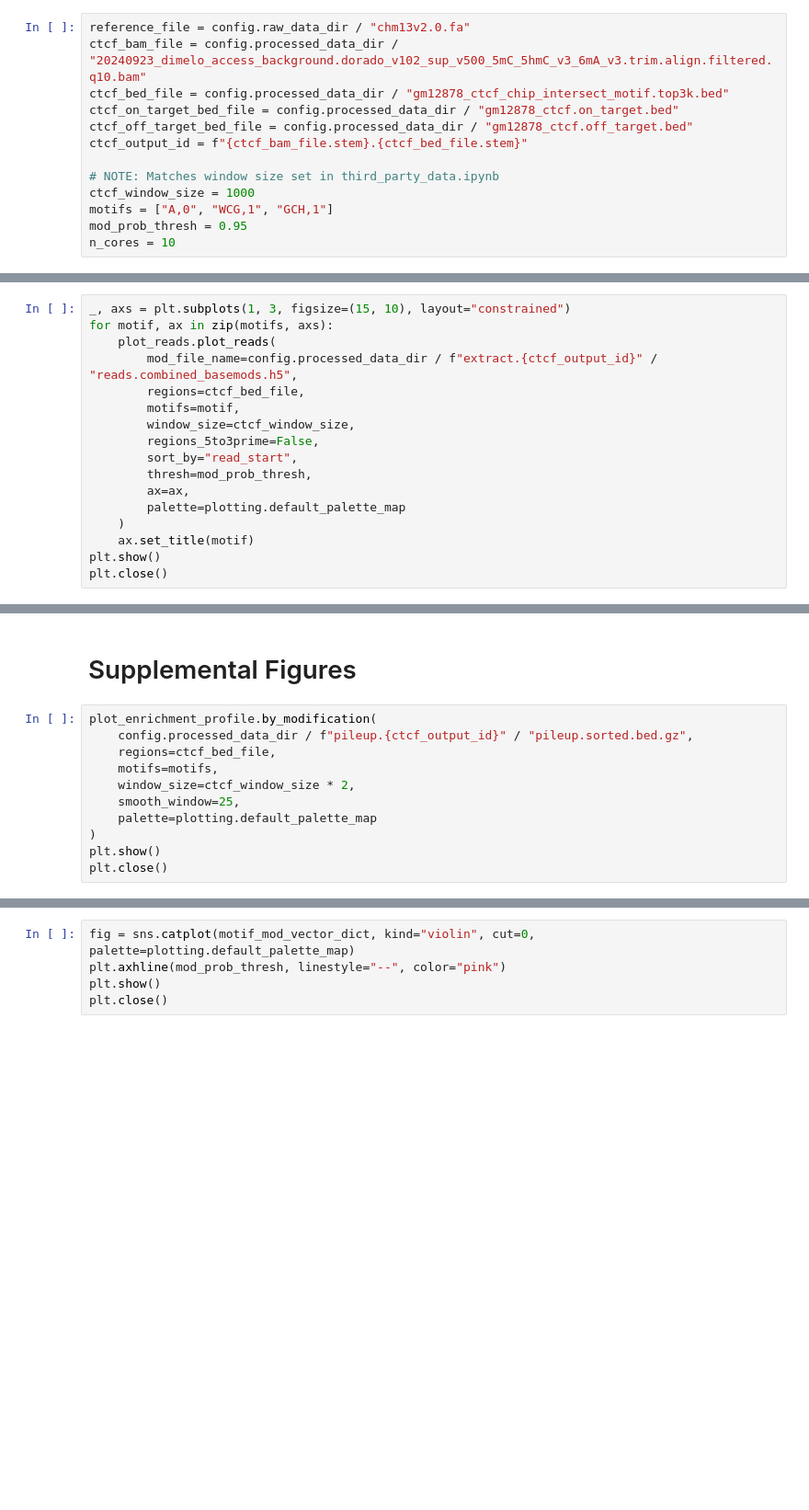
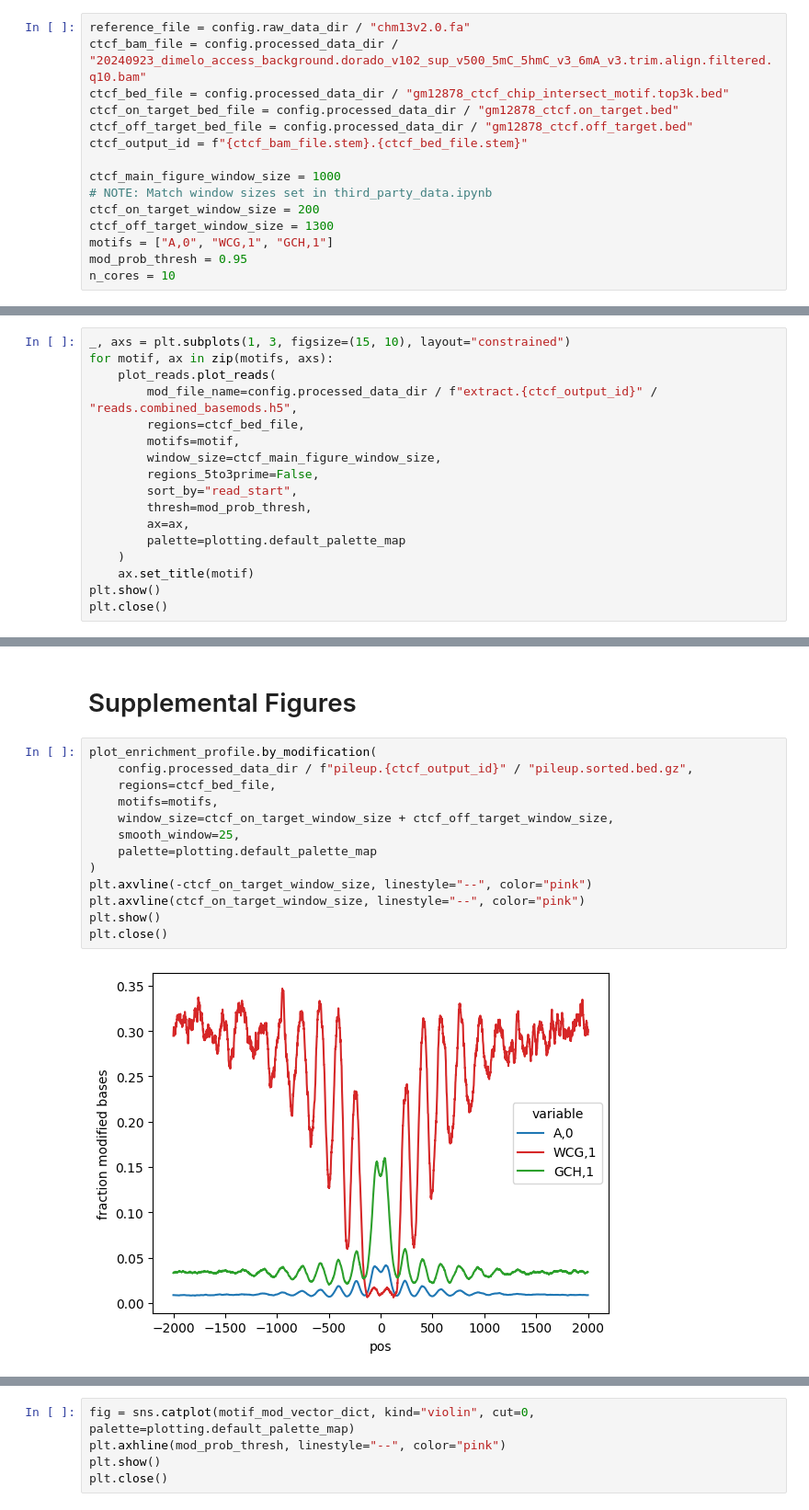
Before and after one commit to streetslab/multimodal-dimelo, a Jupyter notebook: CTCF_analysis.ipynb, the cells around one changed output, grey strips where cells are left out. Shown at 92% size. Cells and saved outputs as stored; diff of their text form; blank space fills up the shorter version.

Commit message:
Improved CTCF on/off target sizes

```diff
--- a/CTCF_analysis.ipynb
+++ b/CTCF_analysis.ipynb
@@ -14,8 +14,10 @@ ctcf_on_target_bed_file = config.processed_data_dir / "gm12878_ctcf.on_target.be
 ctcf_off_target_bed_file = config.processed_data_dir / "gm12878_ctcf.off_target.bed"
 ctcf_output_id = f"{ctcf_bam_file.stem}.{ctcf_bed_file.stem}"
 
-# NOTE: Matches window size set in third_party_data.ipynb
-ctcf_window_size = 1000
+ctcf_main_figure_window_size = 1000
+# NOTE: Match window sizes set in third_party_data.ipynb
+ctcf_on_target_window_size = 200
+ctcf_off_target_window_size = 1300
 motifs = ["A,0", "WCG,1", "GCH,1"]
 mod_prob_thresh = 0.95
 n_cores = 10
@@ -67,7 +69,7 @@ for motif, ax in zip(motifs, axs):
         mod_file_name=config.processed_data_dir / f"extract.{ctcf_output_id}" / "reads.combined_basemods.h5",
         regions=ctcf_bed_file,
         motifs=motif,
-        window_size=ctcf_window_size,
+        window_size=ctcf_main_figure_window_size,
         regions_5to3prime=False,
         sort_by="read_start",
         thresh=mod_prob_thresh,
@@ -84,14 +86,18 @@ plt.close()
 # %%
 plot_enrichment_profile.by_modification(
     config.processed_data_dir / f"pileup.{ctcf_output_id}" / "pileup.sorted.bed.gz",
     regions=ctcf_bed_file,
     motifs=motifs,
-    window_size=ctcf_window_size * 2,
+    window_size=ctcf_on_target_window_size + ctcf_off_target_window_size,
     smooth_window=25,
     palette=plotting.default_palette_map
 )
+plt.axvline(-ctcf_on_target_window_size, linestyle="--", color="pink")
+plt.axvline(ctcf_on_target_window_size, linestyle="--", color="pink")
 plt.show()
 plt.close()
+# %% [output]
+[figure, added]
 # %%
 fig, axes = plt.subplots(1, 3, layout="constrained", figsize=(10, 3))
 
```
Also changed, not shown: parts of 4 cells of this notebook, 1 other file.
